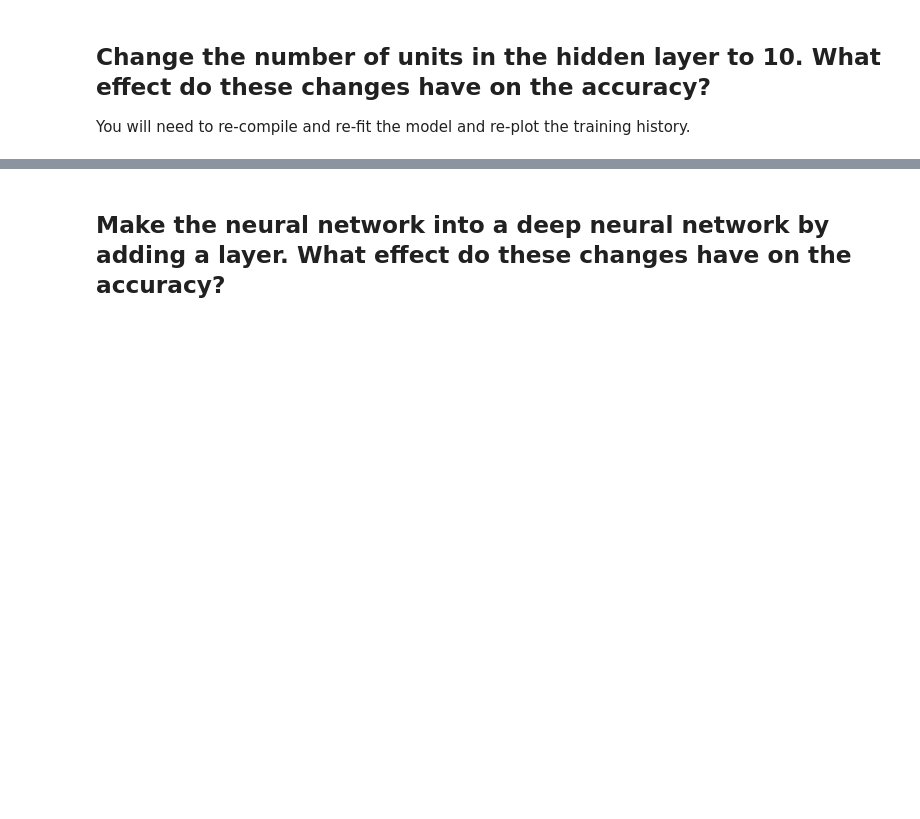
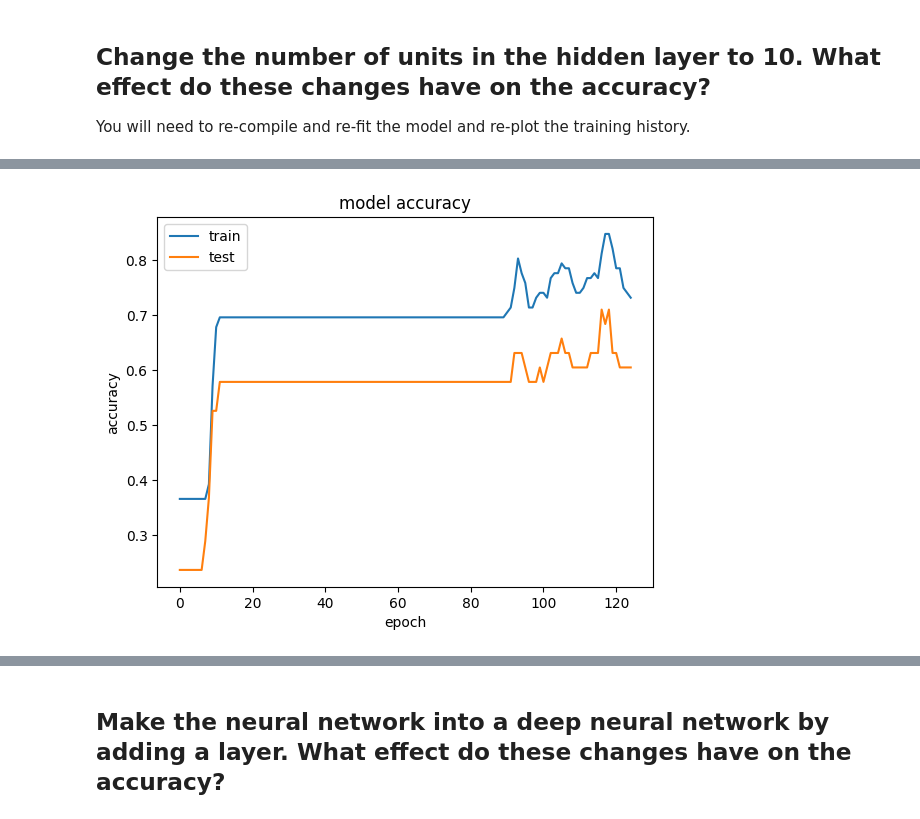
Before and after one commit to dajuctech/Deep_Learning_Course, a Jupyter notebook: Week 1 DL 1/IrisDnn.ipynb, the cells around one changed output, grey strips where cells are left out. Drawn from its saved outputs; the diff is of its cells as text; code cells hidden in the pictures; blank space fills up the shorter version.

```diff
--- a/Week 1 DL 1/IrisDnn.ipynb
+++ b/Week 1 DL 1/IrisDnn.ipynb
@@ -239,3 +239,15 @@ The plots suggest the model is learning effectively and generalizing reasonably
 ## Change the number of units in the hidden layer to 10.  What effect do these changes have on the accuracy?
 
 You will need to re-compile and re-fit the model and re-plot the training history.
+# %%
+# 1. Create the modified model
+model = Sequential()
+model.add(Dense(units=10, input_dim=4, activation='relu'))  # Hidden layer with 10 units
+model.add(Dense(units=3, activation='softmax'))
+# %%
+
+# 2. Compile the model
+model.compile(loss='categorical_crossentropy', optimizer='adam', metrics=['accuracy'])
+# %%
+# 3. Fit the model
+history = model.fit(x_train, y_train_cat, batch_size=10, epochs=125, verbose=1, validation_data=(x_test, y_test_cat))
@@ -241,0 +272,12 @@ You will need to re-compile and re-fit the model and re-plot the training histor
+# %%
+# 4. Plot the training history
+# Accuracy plot
+plt.plot(history.history['accuracy'])
+plt.plot(history.history['val_accuracy'])
+plt.title('model accuracy')
+plt.ylabel('accuracy')
+plt.xlabel('epoch')
+plt.legend(['train', 'test'], loc='upper left')
+plt.show()
+# %% [output]
+[figure, added]
```
Also changed, not shown: parts of 9 cells of this notebook.
